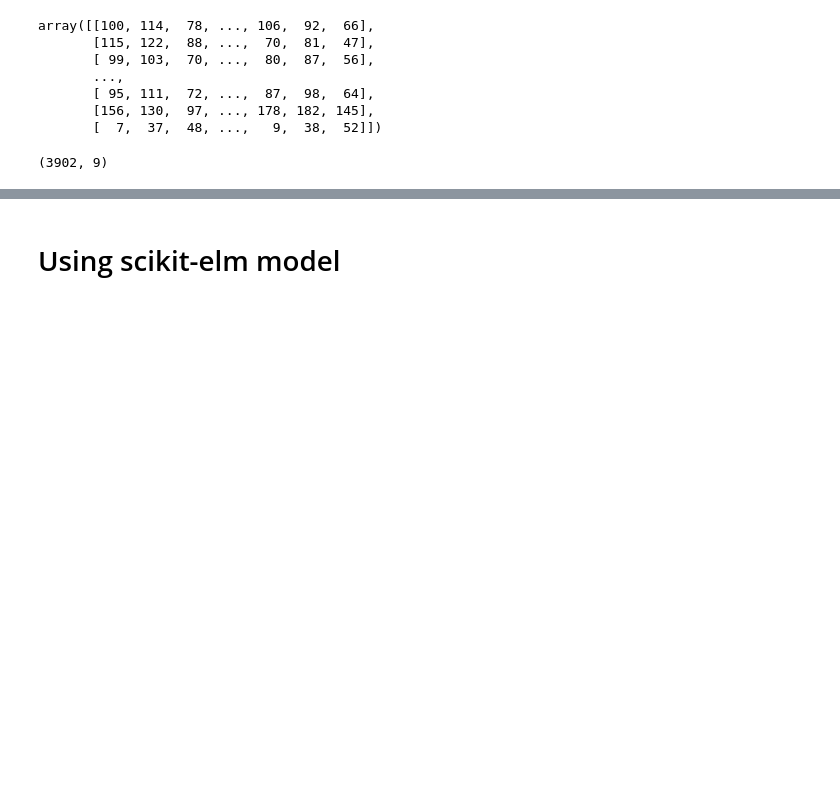
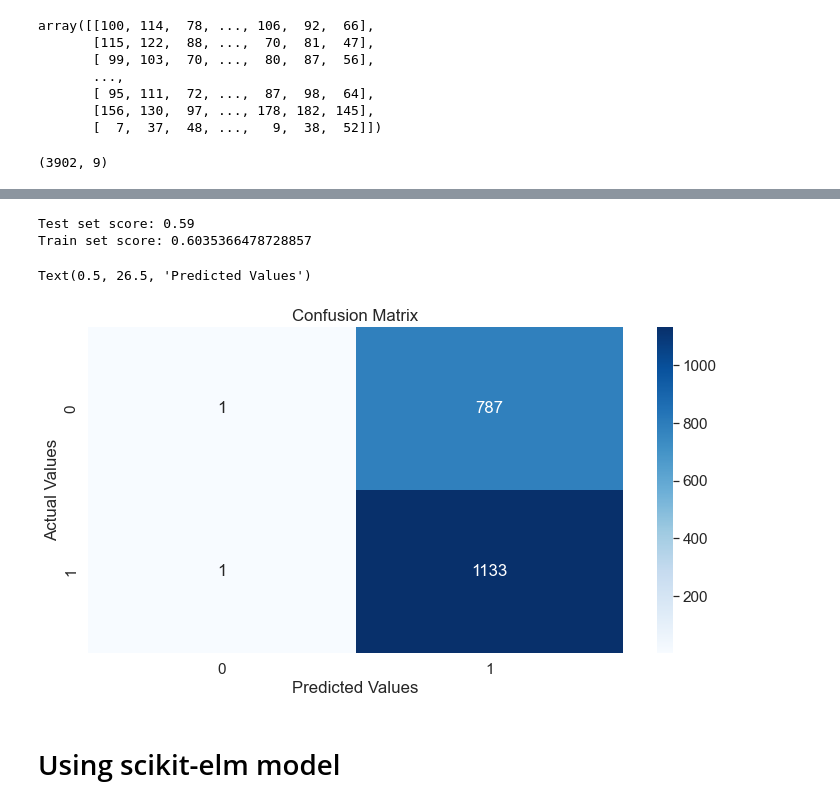
Before and after one commit to tamiratGit/Project-Arcada-AcidSoils, a Jupyter notebook: spark-sklean-acideSoils-basicMapRGB2.ipynb, the cells around one changed output, grey strips where cells are left out. Drawn from its saved outputs; the diff is of its cells as text; code cells hidden in the pictures; blank space fills up the shorter version.

```diff
--- a/spark-sklean-acideSoils-basicMapRGB2.ipynb
+++ b/spark-sklean-acideSoils-basicMapRGB2.ipynb
@@ -497,3 +536,19 @@ plt.show()
+# %%
+print("Test set score: {:.2f}".format(clf_GS.score(X_test, y_test)))
+print("Train set score: {}".format(clf_GS.score(X_train, y_train)))
+# %% [output]
+Test set score: 0.59
+Train set score: 0.6035366478728857
+# %%
+cm=confusion_matrix(y_test,y_pred)
+plt.figure(figsize=(12,6))
+plt.title("Confusion Matrix")
+sns.heatmap(cm, annot=True,fmt="d", cmap='Blues')
+plt.ylabel("Actual Values")
+plt.xlabel("Predicted Values")
+# %% [output]
+Text(0.5, 26.5, 'Predicted Values')
+[figure, added]
 # %% [markdown]
 
 # Using scikit-elm model
```
Also changed, not shown: parts of 38 cells of this notebook.
